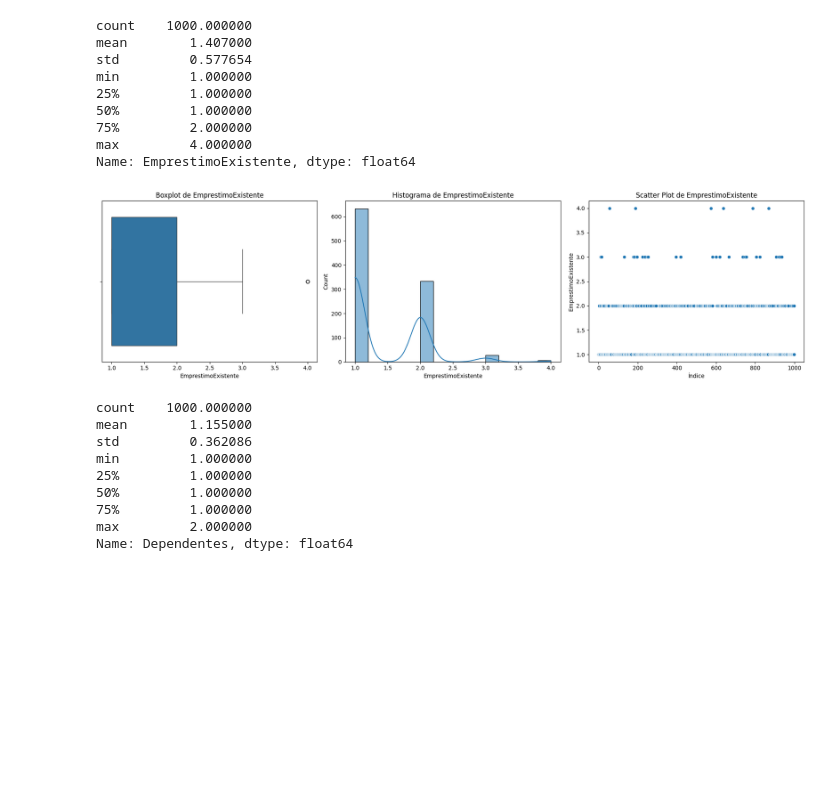
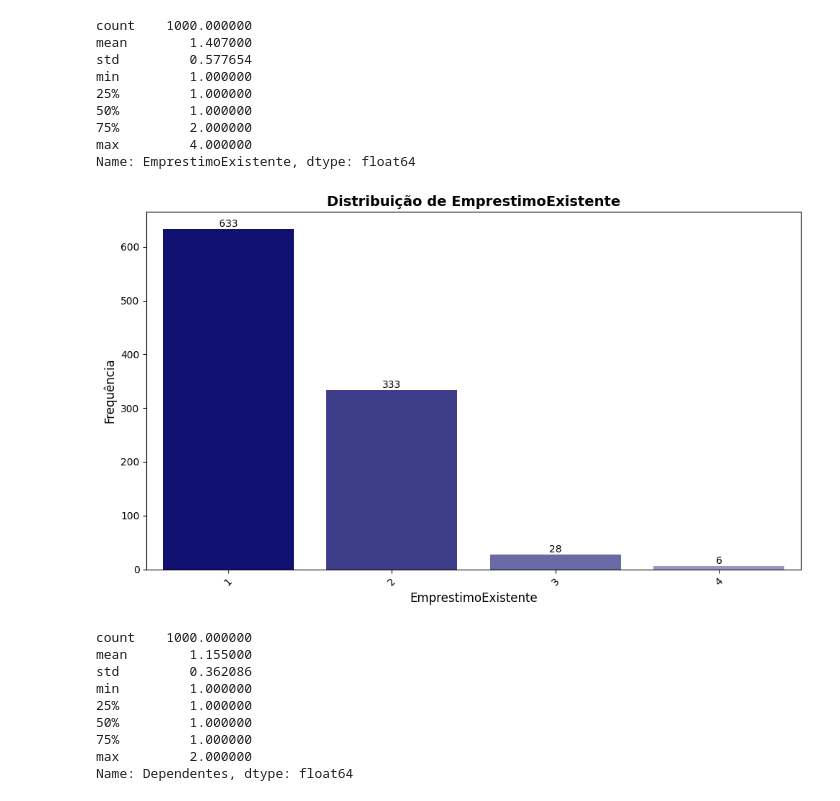
Before and after one commit to Ryans007/DateWithPython, a Jupyter notebook: Projeto Final/projeto_final.ipynb, the cells around one changed output. Saved outputs shown, nothing was run; the diff lists cells and outputs as text; code cells hidden in the pictures; blank space fills up the shorter version.

```diff
--- a/Projeto Final/projeto_final.ipynb
+++ b/Projeto Final/projeto_final.ipynb
@@ -324,9 +319,9 @@ min         1.000000
 max         4.000000
 Name: EmprestimoExistente, dtype: float64
 # %%
-my_numerical_graphics(df_credito, 'EmprestimoExistente')
+my_barplot_single(df_credito, 'EmprestimoExistente')
 # %% [output]
-[figure, old version]
+[figure, new version]
 # %%
 # Coluna Dependente
 df_credito['Dependentes'].describe()
```
Also changed, not shown: parts of 30 cells of this notebook, 1 other file.
